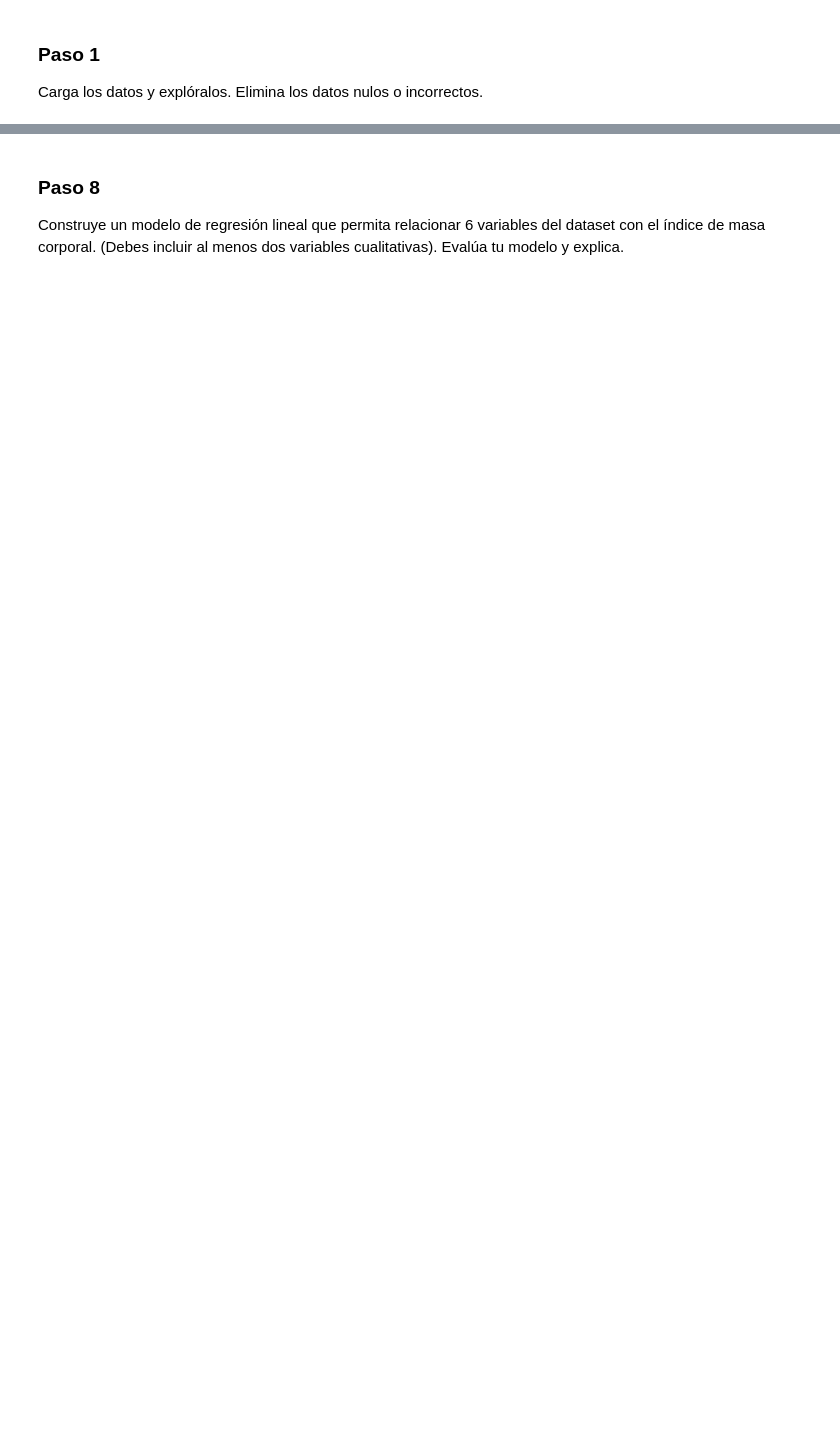
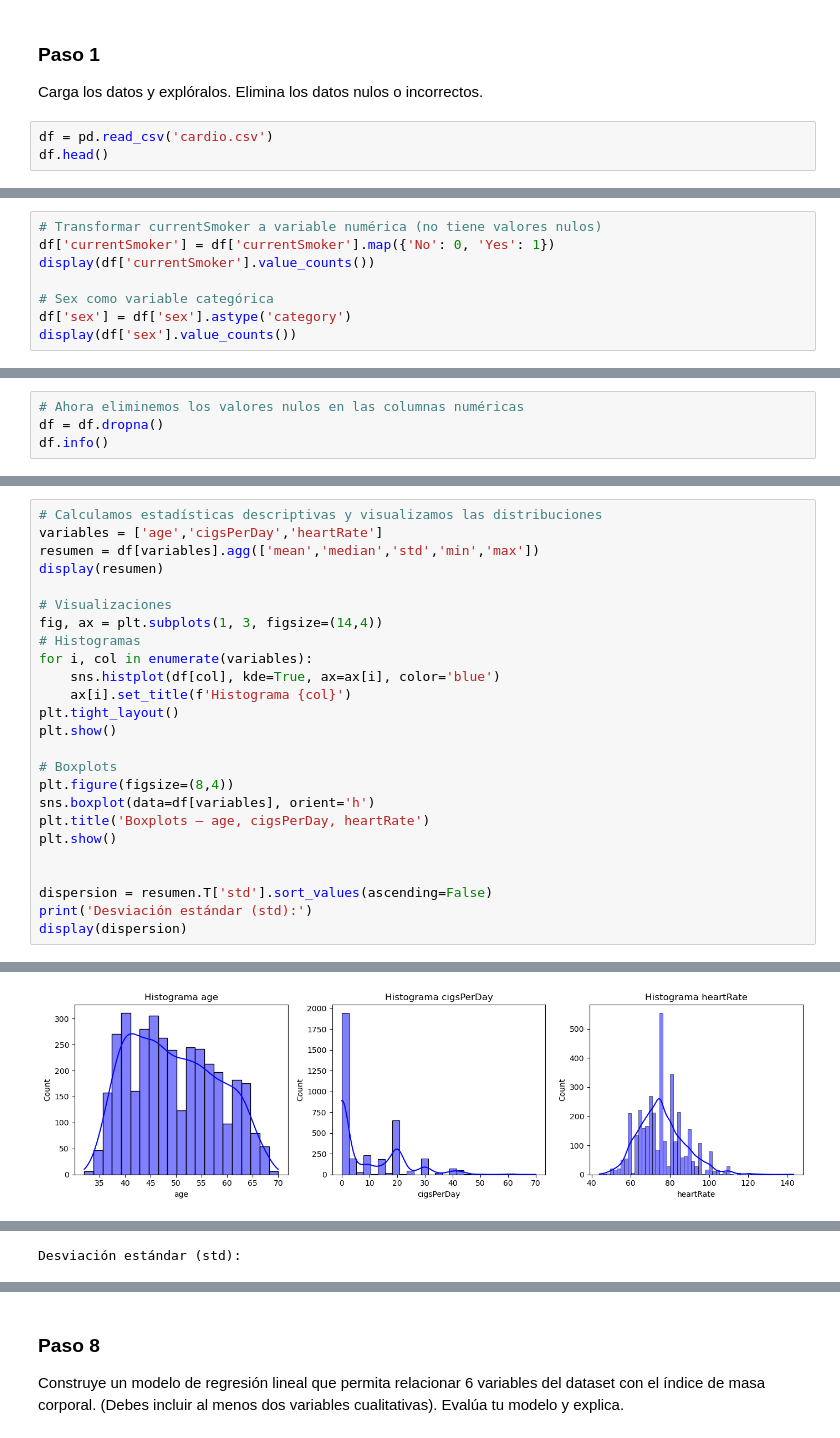
Before and after one commit to Drusill/desafioLatam, a Jupyter notebook: modulo3/prueba/prueba.ipynb, the cells around one changed output, grey strips where cells are left out. Drawn from its saved outputs; the diff is of its cells as text; blank space fills up the shorter version.

```diff
--- a/modulo3/prueba/prueba.ipynb
+++ b/modulo3/prueba/prueba.ipynb
@@ -9,3 +19,6 @@ La base de datos cardio.csv contiene mediciones realizadas a pacientes hace 10 a
 # %% [markdown]
 ### Paso 1
 Carga los datos y explóralos. Elimina los datos nulos o incorrectos.
+# %%
+df = pd.read_csv('cardio.csv')
+df.head()
@@ -11,0 +68,8 @@ Carga los datos y explóralos. Elimina los datos nulos o incorrectos.
+# %%
+# Transformar currentSmoker a variable numérica (no tiene valores nulos)
+df['currentSmoker'] = df['currentSmoker'].map({'No': 0, 'Yes': 1})
+display(df['currentSmoker'].value_counts())
+
+# Sex como variable categórica
+df['sex'] = df['sex'].astype('category')
+display(df['sex'].value_counts())
@@ -11,0 +85,4 @@ Carga los datos y explóralos. Elimina los datos nulos o incorrectos.
+# %%
+# Ahora eliminemos los valores nulos en las columnas numéricas
+df = df.dropna()
+df.info()
@@ -14,0 +134,26 @@ Escoge tres variables cuantitativas y realiza un análisis descriptivo de ellas,
+# %%
+# Calculamos estadísticas descriptivas y visualizamos las distribuciones
+variables = ['age','cigsPerDay','heartRate']
+resumen = df[variables].agg(['mean','median','std','min','max'])
+display(resumen)
+
+# Visualizaciones
+fig, ax = plt.subplots(1, 3, figsize=(14,4))
+# Histogramas
+for i, col in enumerate(variables):
+    sns.histplot(df[col], kde=True, ax=ax[i], color='blue')
+    ax[i].set_title(f'Histograma {col}')
+plt.tight_layout()
+plt.show()
+
+# Boxplots
+plt.figure(figsize=(8,4))
+sns.boxplot(data=df[variables], orient='h')
+plt.title('Boxplots — age, cigsPerDay, heartRate')
+plt.show()
+
+
+dispersion = resumen.T['std'].sort_values(ascending=False)
+print('Desviación estándar (std):')
+display(dispersion)
+# %% [output]
@@ -14,0 +166 @@ Escoge tres variables cuantitativas y realiza un análisis descriptivo de ellas,
+[figure, added]
@@ -14,0 +168 @@ Escoge tres variables cuantitativas y realiza un análisis descriptivo de ellas,
+Desviación estándar (std):
```
Also changed, not shown: parts of 38 cells of this notebook, 26 other files.
